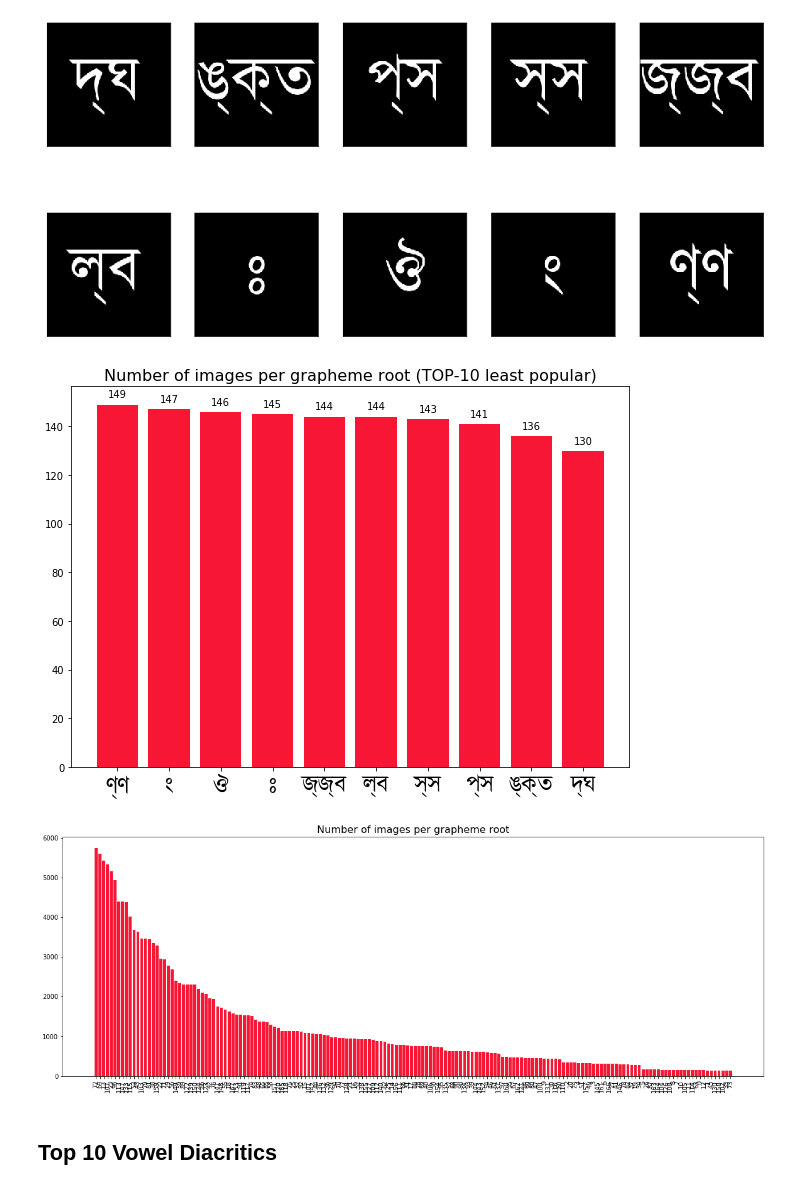
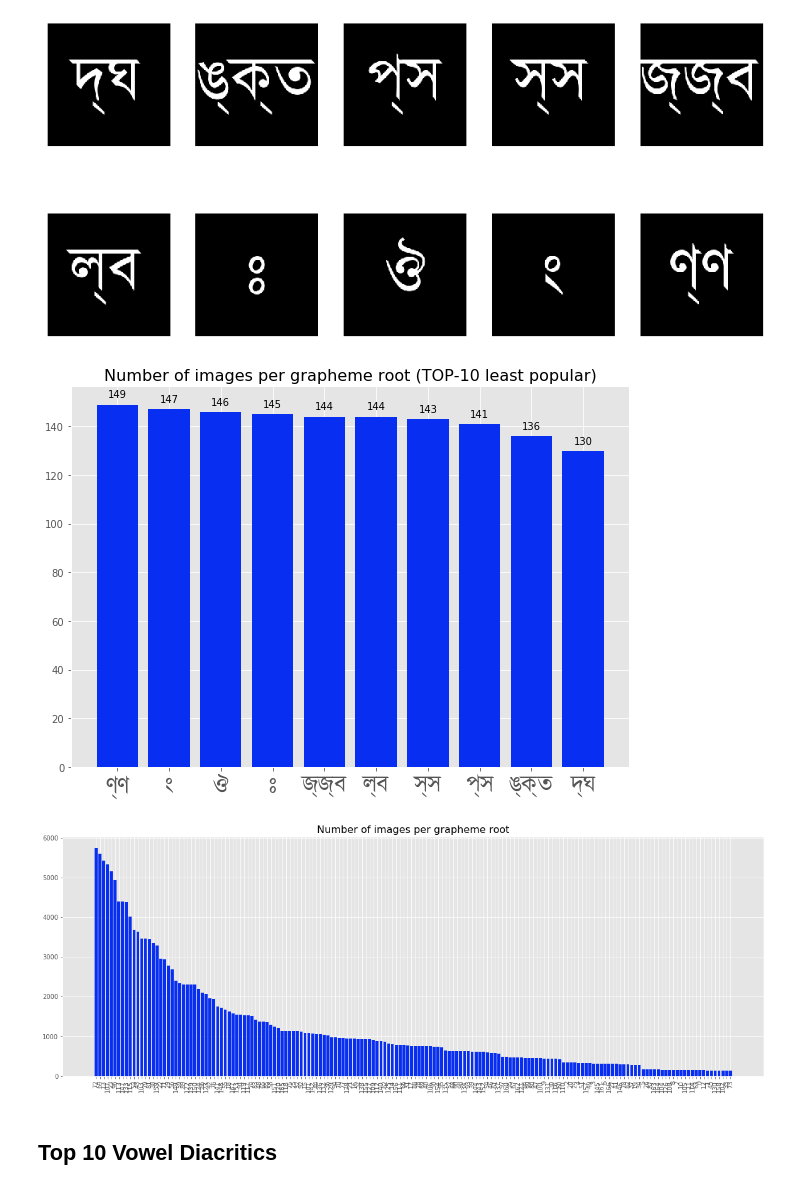
Before and after one commit to reach2sayan/Bengali-Grapheme_DATA2040, a Jupyter notebook: notebooks/Data Distribution.ipynb, the cells around one changed output. Drawn from its saved outputs; the diff is of its cells as text; code cells hidden in the pictures.

```diff
--- a/notebooks/Data Distribution.ipynb
+++ b/notebooks/Data Distribution.ipynb
@@ -4,12 +4,13 @@ import pandas as pd
 import matplotlib.pyplot as plt
 import matplotlib
 from matplotlib.font_manager import FontProperties
-import cv2 as cv
+import cv2
 import albumentations as A
 import PIL.Image as Image, PIL.ImageDraw as ImageDraw, PIL.ImageFont as ImageFont
 
 prop = FontProperties()
-prop.set_file('./kalpurush.ttf')
+plt.style.use('seaborn-dark-palette')
+prop.set_file('../data/kalpurush.ttf')
 # %%
 datadir = '/home/sayan/Documents/Bengali_Grapheme/data/'
 
@@ -156,25 +193,27 @@ for i in (range(10)):
 # %%
 n_classes = 10
 fig, ax = plt.subplots(1,1,figsize=(10,7))
-plt.bar(range(0, n_classes), grapheme_root_img.image_id.values[-n_classes:], color='#F71735')
+plt.bar(range(0, n_classes), grapheme_root_img.image_id.values[-n_classes:], color='#072ef1')
 labels = [class_map[class_map.label == val].component.values[0] for val in grapheme_root_img.grapheme_root.values[-n_classes:]]
 prop = FontProperties()
-prop.set_file('./kalpurush.ttf')
+prop.set_file('../data/kalpurush.ttf')
 plt.xticks(range(0, n_classes), labels, fontproperties=prop, fontsize=24)
 plt.title('Number of images per grapheme root (TOP-10 least popular)', fontsize=16)
 add_value_labels(ax)
+plt.savefig('/home/sayan/Documents/Bengali_Grapheme/results/bottom_10_grapheme.png')
 plt.show()
 # %% [output]
-[figure, old version]
+[figure, new version]
 # %%
 n_classes = len(grapheme_root_img)
 fig, ax = plt.subplots(1,1,figsize=(20,7))
-plt.bar(range(0, n_classes), grapheme_root_img.image_id.values, color='#F71735')
+plt.bar(range(0, n_classes), grapheme_root_img.image_id.values, color='#072ef1')
 plt.xticks(range(0, n_classes), grapheme_root_img.grapheme_root.values, rotation=90)
 plt.title('Number of images per grapheme root', fontsize=16)
+plt.savefig('/home/sayan/Documents/Bengali_Grapheme/results/grapheme_distribution_total.png')
 plt.show()
 # %% [output]
-[figure, old version]
+[figure, new version]
 # %% [markdown]
 ## Top 10 Vowel Diacritics
 # %%
```
Also changed, not shown: parts of 15 cells of this notebook, 7 other files.
